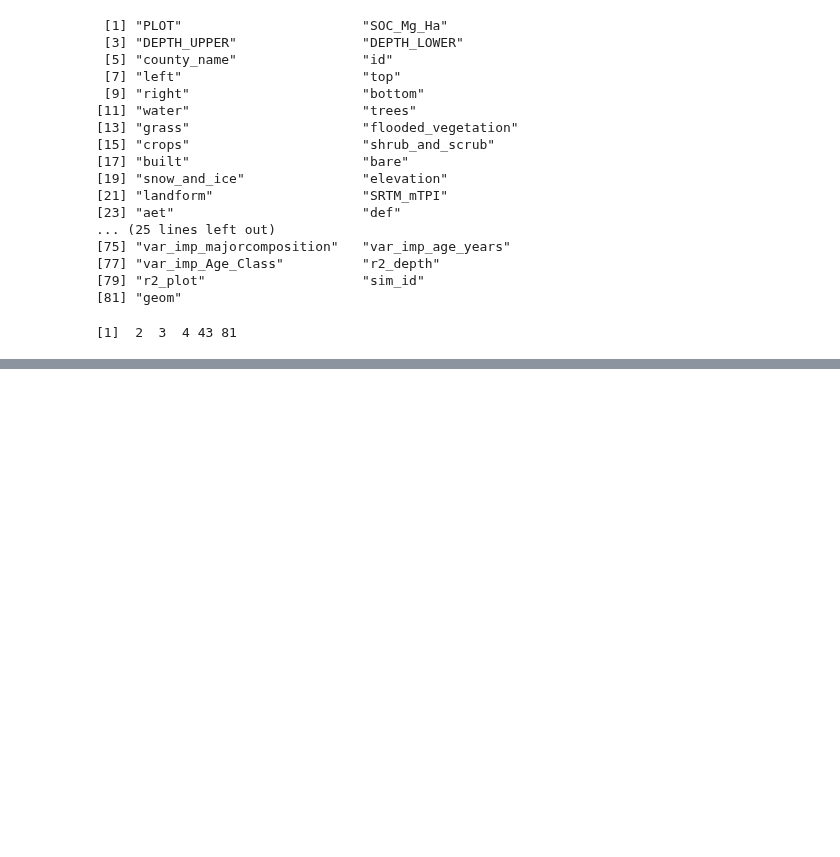
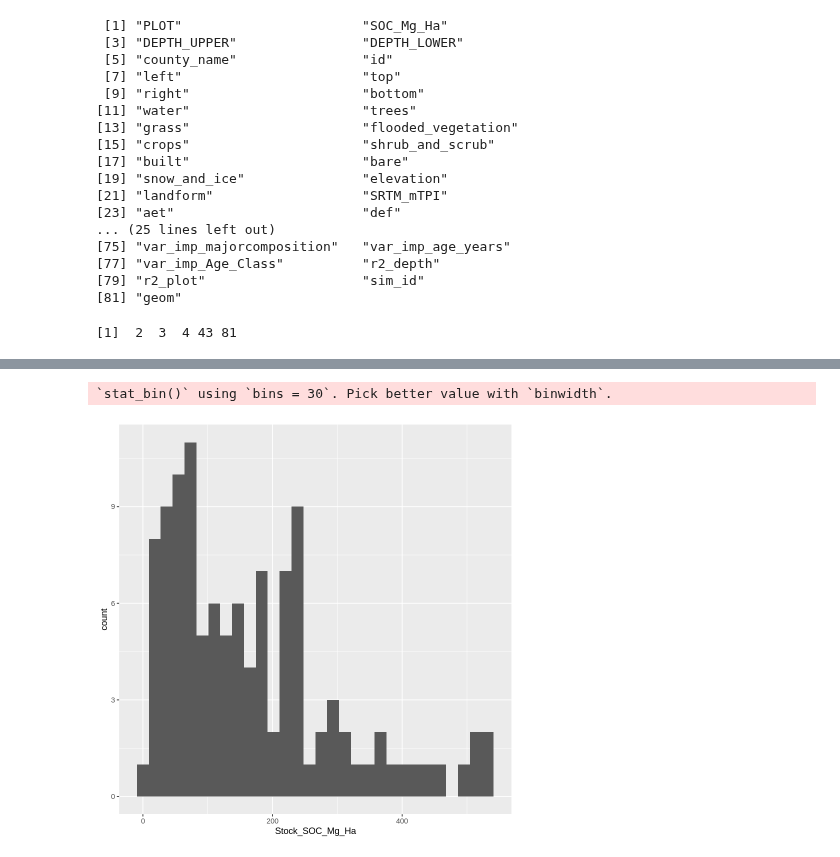
Before and after one commit to seismosmsr/hawaii_soils, a Jupyter notebook: Hawaii_Soils_Analysis.ipynb, the cells around one changed output, grey strips where cells are left out. Cells and saved outputs as stored; diff of their text form; code cells hidden in the pictures; blank space fills up the shorter version.

```diff
--- a/Hawaii_Soils_Analysis.ipynb
+++ b/Hawaii_Soils_Analysis.ipynb
@@ -262 +290,8 @@ sim_c_sum_dt[rmse_p<.01,list(SOC_Mg_Ha = mean(SOC_Mg_Ha %>% as.numeric)),by = PL
+# %%
+sim_c_sum_dt[,list(Stock_SOC_Mg_Ha = mean(SOC_Mg_Ha %>% as.numeric)),by = PLOT] %>%
+  ggplot(aes(x=Stock_SOC_Mg_Ha))+
+  geom_histogram()
+# %% [output]
+`stat_bin()` using `bins = 30`. Pick better value with `binwidth`.
+[figure, added]
 # %%
```
Also changed, not shown: parts of 39 cells of this notebook.
